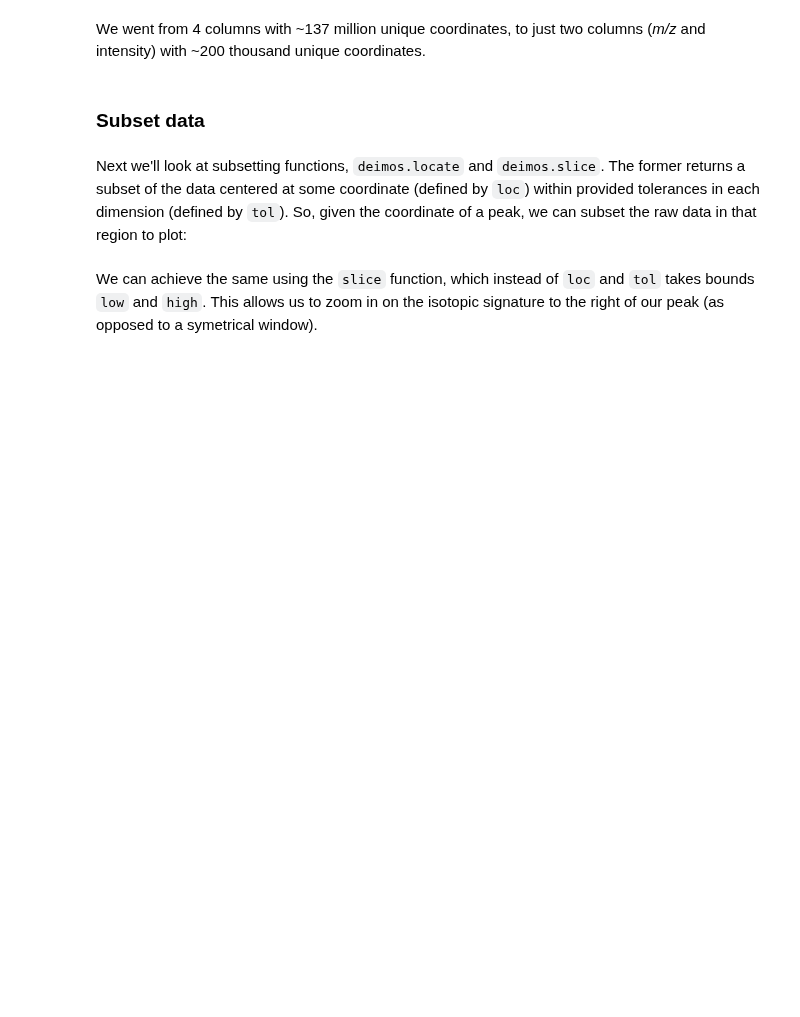
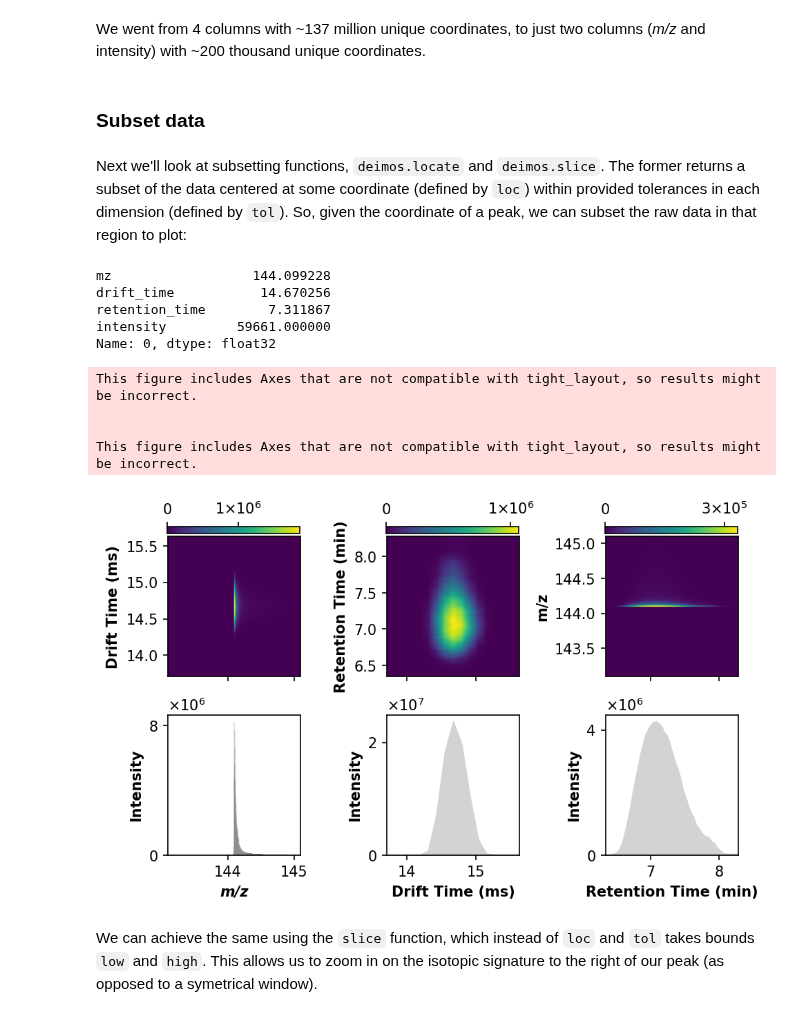
Before and after one commit to pnnl/deimos, a Jupyter notebook: examples/tutorial.ipynb, the cells around one changed output. Saved outputs shown, nothing was run; the diff lists cells and outputs as text; code cells hidden in the pictures; blank space fills up the shorter version.

````diff
--- a/examples/tutorial.ipynb
+++ b/examples/tutorial.ipynb
@@ -19,10 +20,15 @@ deimos.save_hdf('data/output.h5', data)
 ```
 # %%
 # initialize dictionary
-data = {}
+ms1 = {}
+ms2 = {}
 
 # load ms1 data
-data['a'] = deimos.load_hdf('data/a_POS_40V.h5', key='ms1')
-data['b'] = deimos.load_hdf('data/b_POS_40V.h5', key='ms1')
+ms1['a'] = deimos.load_hdf('data/a_POS_40V.h5', key='ms1')
+ms1['b'] = deimos.load_hdf('data/b_POS_40V.h5', key='ms1')
+
+# load ms2 data
+ms2['a'] = deimos.load_hdf('data/a_POS_40V.h5', key='ms2')
+ms2['b'] = deimos.load_hdf('data/b_POS_40V.h5', key='ms2')
 # %%
 # look at one of the datasets
@@ -112,20 +121,32 @@ Next we'll look at subsetting functions, `deimos.locate` and `deimos.slice`. The
 # %%
 # grab an arbitrary peak
 # high intensity to make our lives easier
-peak = peaks['a_thresh_i'].sort_values(by='intensity', ascending=False).reset_index(drop=True).iloc[0, :]
+peak = ms1_peaks['a_thresh_i'].sort_values(by='intensity', ascending=False).reset_index(drop=True).iloc[0, :]
 peak = peak[['mz', 'drift_time', 'retention_time', 'intensity']]
 peak
+# %% [output]
+mz                  144.099228
+drift_time           14.670256
+retention_time        7.311867
+intensity         59661.000000
+Name: 0, dtype: float32
 # %%
 # subset the data
-subset = deimos.locate(data['a'],
+subset = deimos.locate(ms1['a'],
                        by=['mz', 'drift_time', 'retention_time'],
                        loc=peak[['mz', 'drift_time', 'retention_time']],
                        tol=[1, 1, 1])
 
 # plot
 deimos.plot.multipanel(subset, dpi=150, grid_kwargs={'cmap': 'viridis'})
 plt.tight_layout()
 plt.show()
+# %% [output]
+This figure includes Axes that are not compatible with tight_layout, so results might be incorrect.
+
+
+This figure includes Axes that are not compatible with tight_layout, so results might be incorrect.
+[figure, added]
 # %% [markdown]
 We can achieve the same using the `slice` function, which instead of `loc` and `tol` takes bounds `low` and `high`. This allows us to zoom in on the isotopic signature to the right of our peak (as opposed to a symetrical window).
 # %%
````
Also changed, not shown: parts of 17 cells of this notebook.
